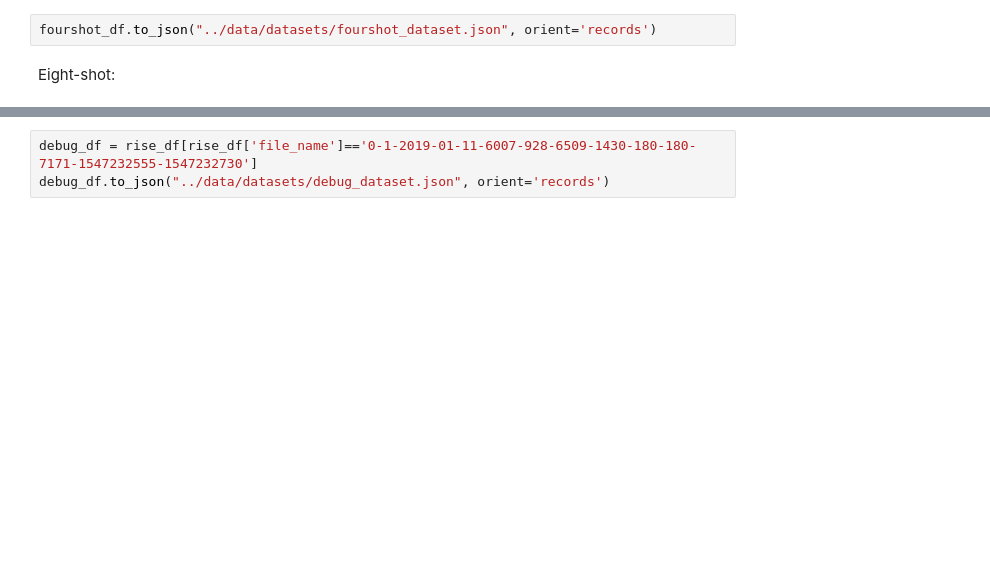
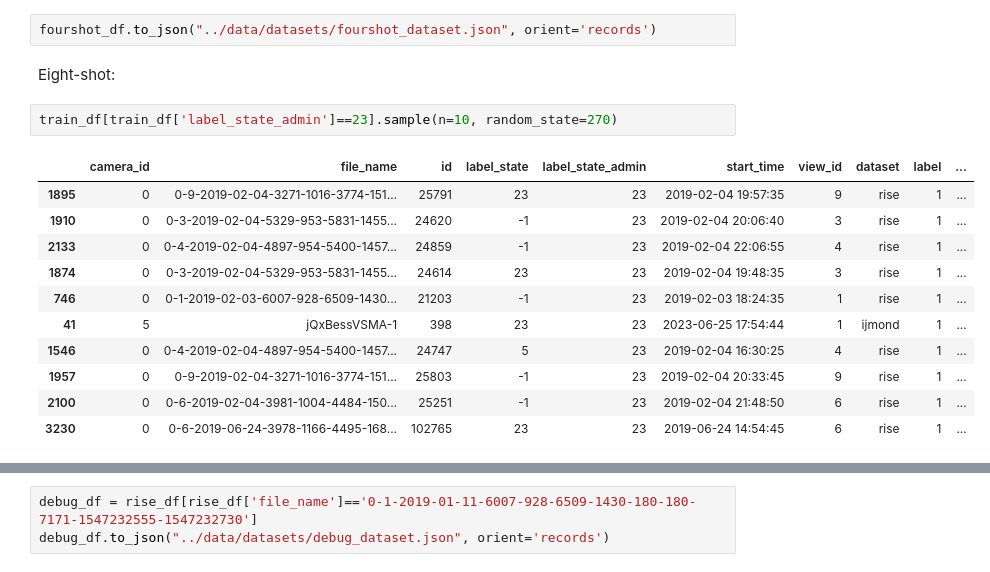
Before and after one commit to szabreka/uva_thesis_project, a Jupyter notebook: EDA/preprocess.ipynb, the cells around one changed output, grey strips where cells are left out. Drawn from its saved outputs; the diff is of its cells as text; blank space fills up the shorter version.

```diff
--- a/EDA/preprocess.ipynb
+++ b/EDA/preprocess.ipynb
@@ -491,3 +489,17 @@ fourshot_df
 fourshot_df.to_json("../data/datasets/fourshot_dataset.json", orient='records')
 # %% [markdown]
 Eight-shot:
+# %%
+train_df[train_df['label_state_admin']==23].sample(n=10, random_state=270)
+# %% [output]
+|  | camera_id | file_name | id | label_state | label_state_admin | start_time | view_id | dataset | label | ... |
+| 1895 | 0 | 0-9-2019-02-04-3271-1016-3774-151... | 25791 | 23 | 23 | 2019-02-04 19:57:35 | 9 | rise | 1 | ... |
+| 1910 | 0 | 0-3-2019-02-04-5329-953-5831-1455... | 24620 | -1 | 23 | 2019-02-04 20:06:40 | 3 | rise | 1 | ... |
+| 2133 | 0 | 0-4-2019-02-04-4897-954-5400-1457... | 24859 | -1 | 23 | 2019-02-04 22:06:55 | 4 | rise | 1 | ... |
+| 1874 | 0 | 0-3-2019-02-04-5329-953-5831-1455... | 24614 | 23 | 23 | 2019-02-04 19:48:35 | 3 | rise | 1 | ... |
+| 746 | 0 | 0-1-2019-02-03-6007-928-6509-1430... | 21203 | -1 | 23 | 2019-02-03 18:24:35 | 1 | rise | 1 | ... |
+| 41 | 5 | jQxBessVSMA-1 | 398 | 23 | 23 | 2023-06-25 17:54:44 | 1 | ijmond | 1 | ... |
+| 1546 | 0 | 0-4-2019-02-04-4897-954-5400-1457... | 24747 | 5 | 23 | 2019-02-04 16:30:25 | 4 | rise | 1 | ... |
+| 1957 | 0 | 0-9-2019-02-04-3271-1016-3774-151... | 25803 | -1 | 23 | 2019-02-04 20:33:45 | 9 | rise | 1 | ... |
+| 2100 | 0 | 0-6-2019-02-04-3981-1004-4484-150... | 25251 | -1 | 23 | 2019-02-04 21:48:50 | 6 | rise | 1 | ... |
+| 3230 | 0 | 0-6-2019-06-24-3978-1166-4495-168... | 102765 | 23 | 23 | 2019-06-24 14:54:45 | 6 | rise | 1 | ... |
```
Also changed, not shown: parts of 4 cells of this notebook, 3 other files.
